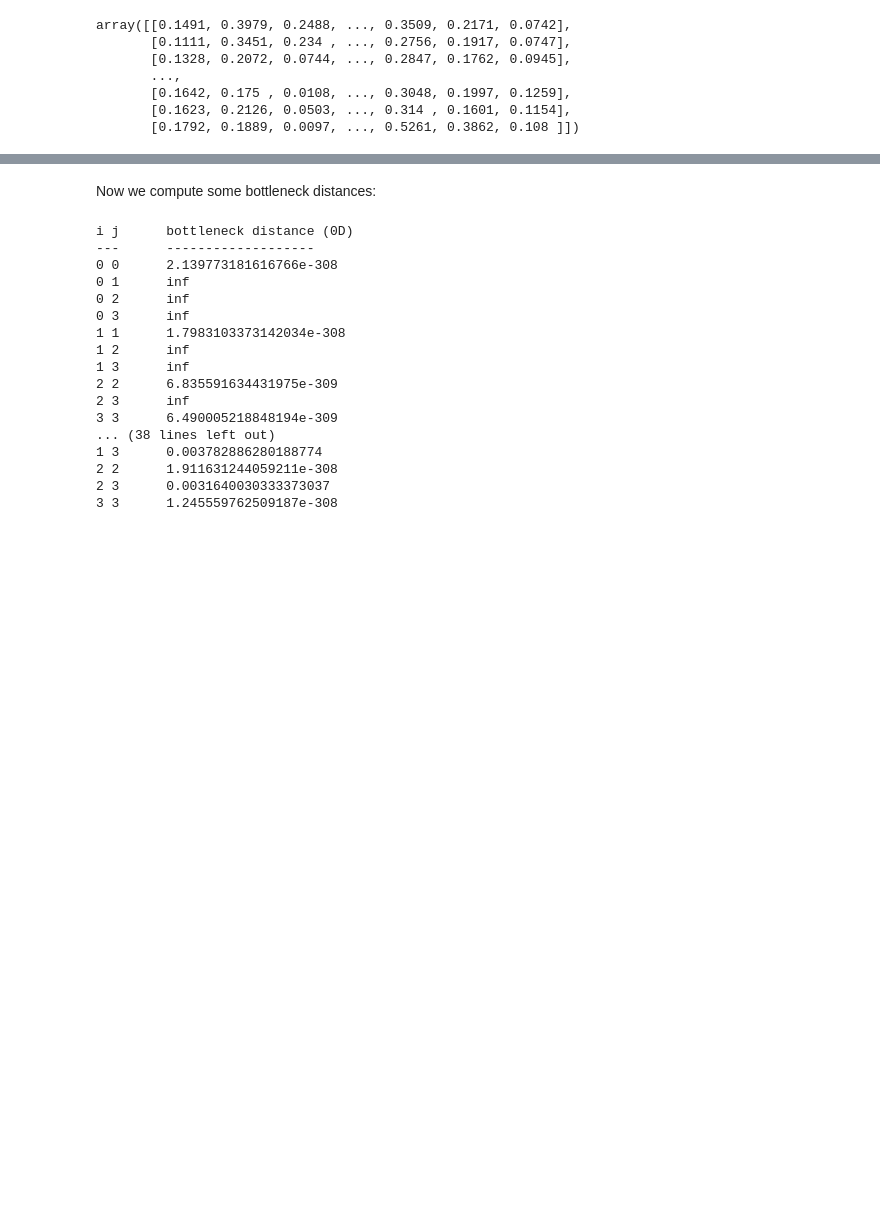
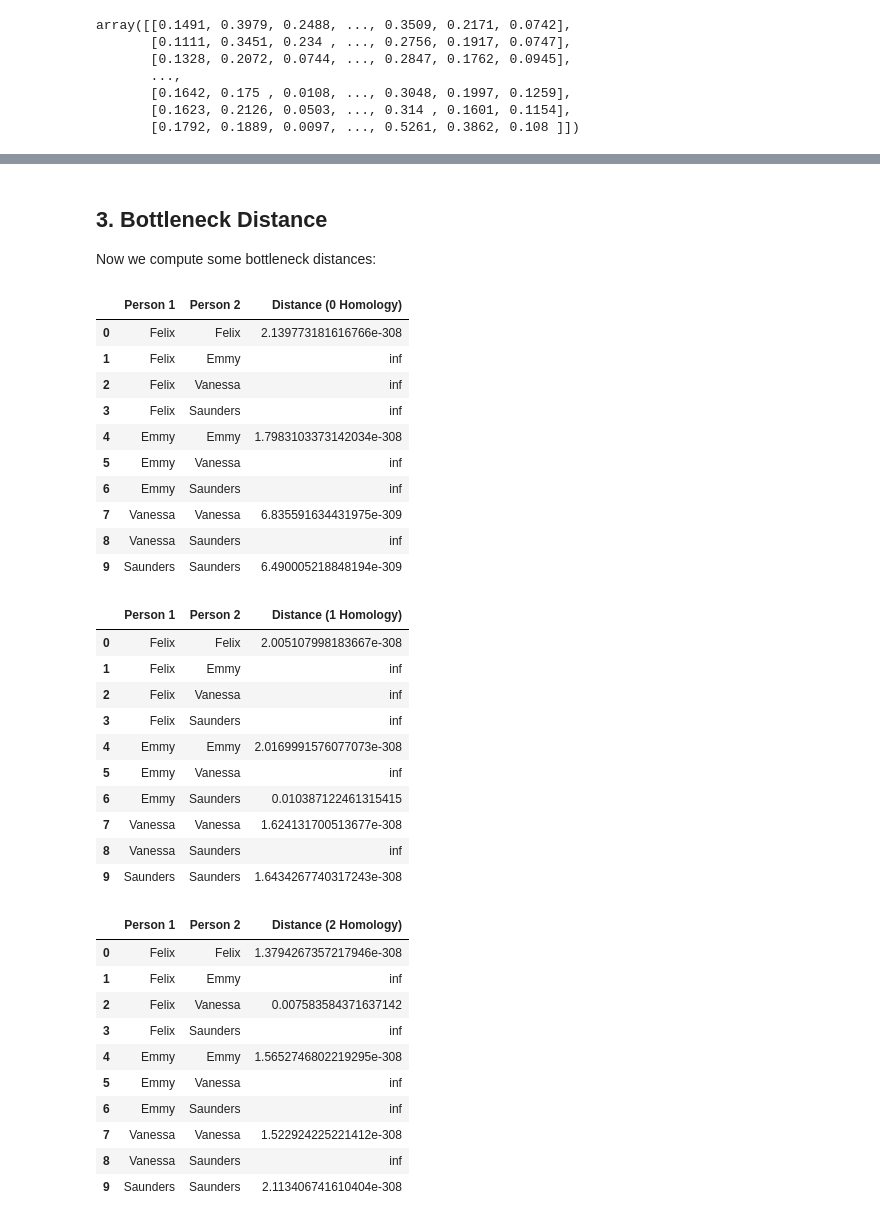
Before and after one commit to edgarlepe/Persistence, a Jupyter notebook: Project/bottleneck_distance.ipynb, the cells around one changed output, grey strips where cells are left out. Cells and saved outputs as stored; diff of their text form; code cells hidden in the pictures; blank space fills up the shorter version.

Commit message:
Added more descriptions and pretty printing for bottleneck distances

```diff
--- a/Project/bottleneck_distance.ipynb
+++ b/Project/bottleneck_distance.ipynb
@@ -104,4 +123,6 @@ for diagram, name in zip(persistence_diagrams, names_of_people):
 # %% [markdown]
+## 3. Bottleneck Distance
+
 Now we compute some bottleneck distances:
 # %%
 pers_intervals_array_in_dim = []
@@ -112,29 +133,48 @@ for i in range(4):
          for simplex_tree in simplex_trees])
 # %%
 for dimension in range(len(pers_intervals_array_in_dim)):
-    print(f'i j\t bottleneck distance ({dimension}D)')
-    print('---\t -------------------')
+    table = []
+    header = ["Person 1", "Person 2", f'Distance ({dimension} Homology)']
     for i in range(len(pers_intervals_array_in_dim)):
         for j in range(i, len(pers_intervals_array_in_dim)):
             a = pers_intervals_array_in_dim[dimension][i]
             b = pers_intervals_array_in_dim[dimension][j]
-            print(f'{i} {j}\t {gd.bottleneck_distance(a, b)}')
-    print('\n')
+            table_row = [f'{names_of_people[i]}', f'{names_of_people[j]}', str(gd.bottleneck_distance(a,b))]
+            table.append(table_row)
+    df = pd.DataFrame(table, columns=header)
+    df.set_index(['Person 1', 'Person 2'])
+    display(df)
 # %% [output]
-i j      bottleneck distance (0D)
----      -------------------
-0 0      2.139773181616766e-308
-0 1      inf
-0 2      inf
-0 3      inf
-1 1      1.7983103373142034e-308
-1 2      inf
-1 3      inf
-2 2      6.835591634431975e-309
-2 3      inf
-3 3      6.490005218848194e-309
-... (38 lines left out)
-1 3      0.003782886280188774
-2 2      1.911631244059211e-308
-2 3      0.0031640030333373037
-3 3      1.245559762509187e-308
+|  | Person 1 | Person 2 | Distance (0 Homology) |
+| 0 | Felix | Felix | 2.139773181616766e-308 |
+| 1 | Felix | Emmy | inf |
+| 2 | Felix | Vanessa | inf |
+| 3 | Felix | Saunders | inf |
+| 4 | Emmy | Emmy | 1.7983103373142034e-308 |
+| 5 | Emmy | Vanessa | inf |
+| 6 | Emmy | Saunders | inf |
+| 7 | Vanessa | Vanessa | 6.835591634431975e-309 |
+| 8 | Vanessa | Saunders | inf |
+| 9 | Saunders | Saunders | 6.490005218848194e-309 |
+|  | Person 1 | Person 2 | Distance (1 Homology) |
+| 0 | Felix | Felix | 2.005107998183667e-308 |
+| 1 | Felix | Emmy | inf |
+| 2 | Felix | Vanessa | inf |
+| 3 | Felix | Saunders | inf |
+| 4 | Emmy | Emmy | 2.0169991576077073e-308 |
+| 5 | Emmy | Vanessa | inf |
+| 6 | Emmy | Saunders | 0.010387122461315415 |
+| 7 | Vanessa | Vanessa | 1.624131700513677e-308 |
+| 8 | Vanessa | Saunders | inf |
+| 9 | Saunders | Saunders | 1.6434267740317243e-308 |
+|  | Person 1 | Person 2 | Distance (2 Homology) |
+| 0 | Felix | Felix | 1.3794267357217946e-308 |
+| 1 | Felix | Emmy | inf |
+| 2 | Felix | Vanessa | 0.007583584371637142 |
+| 3 | Felix | Saunders | inf |
+| 4 | Emmy | Emmy | 1.5652746802219295e-308 |
+| 5 | Emmy | Vanessa | inf |
+| 6 | Emmy | Saunders | inf |
+| 7 | Vanessa | Vanessa | 1.522924225221412e-308 |
+| 8 | Vanessa | Saunders | inf |
+| 9 | Saunders | Saunders | 2.113406741610404e-308 |
```
Also changed, not shown: parts of 8 cells of this notebook.
